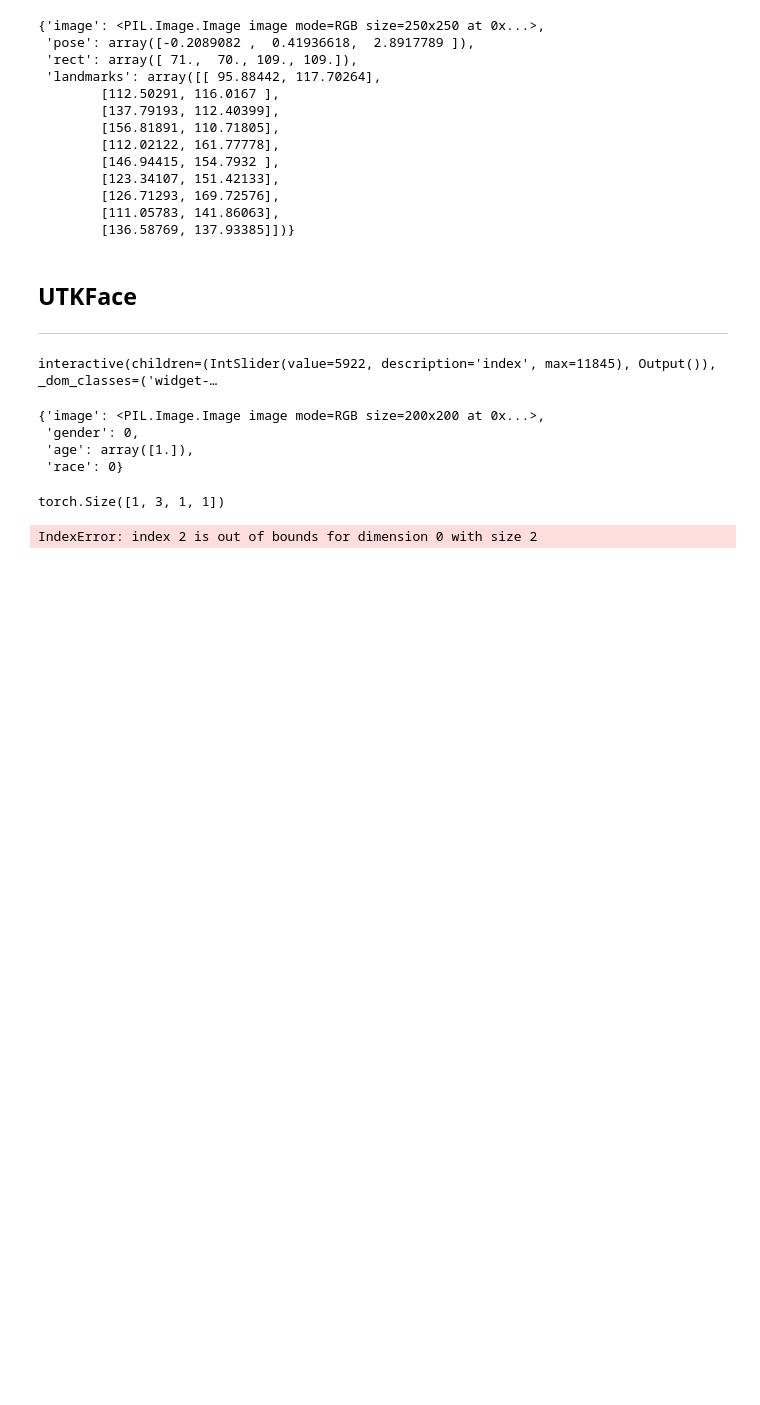
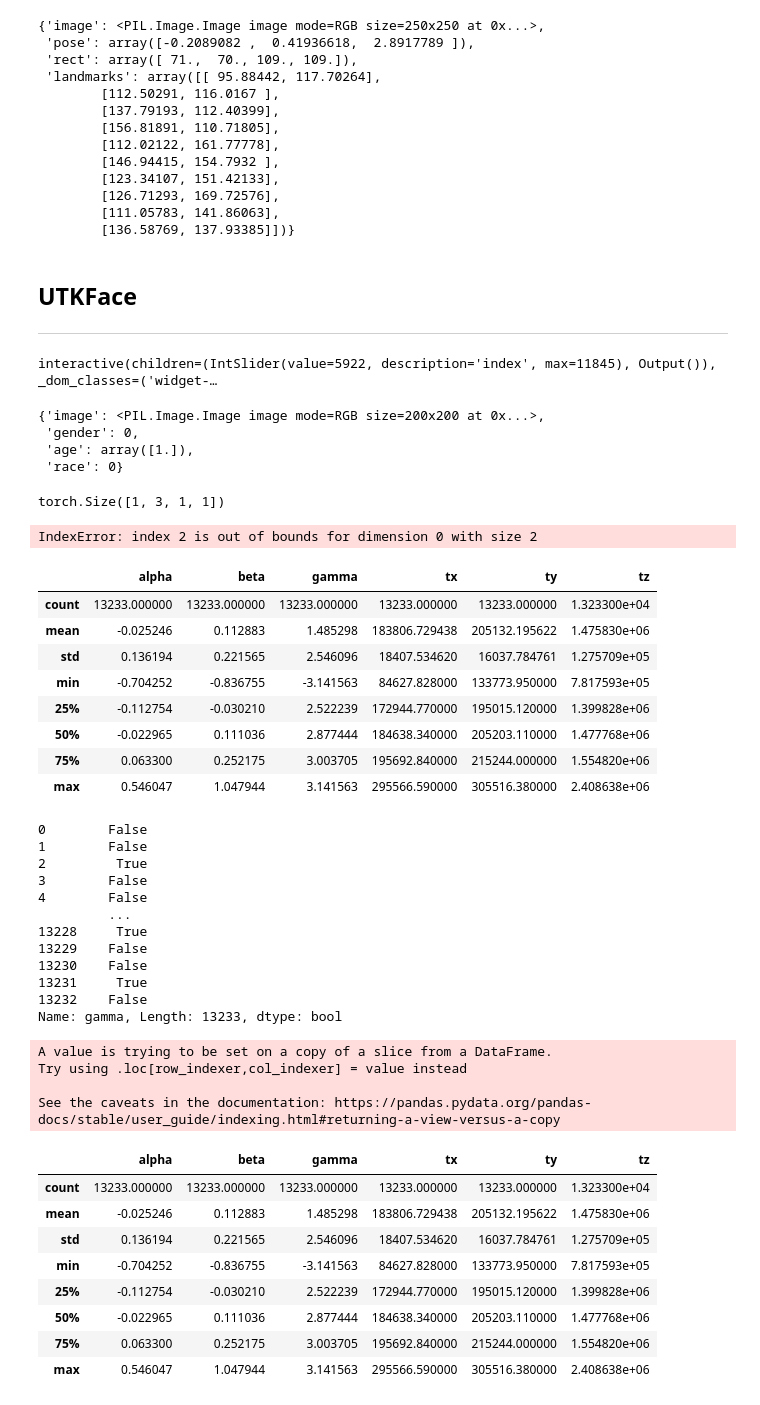
Before and after one commit to brunorafael223/ml2021, a Jupyter notebook: datasets.ipynb, the cells around one changed output. Drawn from its saved outputs; the diff is of its cells as text; code cells hidden in the pictures; blank space fills up the shorter version.

```diff
--- a/datasets.ipynb
+++ b/datasets.ipynb
@@ -58,0 +62,59 @@ IndexError: index 2 is out of bounds for dimension 0 with size 2
+# %%
+import pandas as pd
+
+def read_pose_file(filepath):
+    with open(filepath,'r') as f:
+        data = f.readlines()
+    data_list = []
+    for d in data:
+        line = d.replace("\n","").split("  ")[1:]
+        data_list.append(list(map(float,line)))
+    return data_list
+
+data_list = read_pose_file(filepath)
+df = pd.DataFrame(data_list)
+df.columns = ["alpha","beta","gamma","tx","ty","tz"]
+display(df.describe())
+# df.beta.hist()
+# df.values[:,2].max()
+import numpy as np
+
+lg = df.gamma < 0
+print(lg)
+df["gamma"] = df["gamma"] + lg*(2*np.pi)
+display(df.describe())
+# %% [output]
+|  | alpha | beta | gamma | tx | ty | tz |
+| count | 13233.000000 | 13233.000000 | 13233.000000 | 13233.000000 | 13233.000000 | 1.323300e+04 |
+| mean | -0.025246 | 0.112883 | 1.485298 | 183806.729438 | 205132.195622 | 1.475830e+06 |
+| std | 0.136194 | 0.221565 | 2.546096 | 18407.534620 | 16037.784761 | 1.275709e+05 |
+| min | -0.704252 | -0.836755 | -3.141563 | 84627.828000 | 133773.950000 | 7.817593e+05 |
+| 25% | -0.112754 | -0.030210 | 2.522239 | 172944.770000 | 195015.120000 | 1.399828e+06 |
+| 50% | -0.022965 | 0.111036 | 2.877444 | 184638.340000 | 205203.110000 | 1.477768e+06 |
+| 75% | 0.063300 | 0.252175 | 3.003705 | 195692.840000 | 215244.000000 | 1.554820e+06 |
+| max | 0.546047 | 1.047944 | 3.141563 | 295566.590000 | 305516.380000 | 2.408638e+06 |
+0        False
+1        False
+2         True
+3        False
+4        False
+         ...
+13228     True
+13229    False
+13230    False
+13231     True
+13232    False
+Name: gamma, Length: 13233, dtype: bool
+A value is trying to be set on a copy of a slice from a DataFrame.
+Try using .loc[row_indexer,col_indexer] = value instead
+
+See the caveats in the documentation: https://pandas.pydata.org/pandas-docs/stable/user_guide/indexing.html#returning-a-view-versus-a-copy
+|  | alpha | beta | gamma | tx | ty | tz |
+| count | 13233.000000 | 13233.000000 | 13233.000000 | 13233.000000 | 13233.000000 | 1.323300e+04 |
+| mean | -0.025246 | 0.112883 | 1.485298 | 183806.729438 | 205132.195622 | 1.475830e+06 |
+| std | 0.136194 | 0.221565 | 2.546096 | 18407.534620 | 16037.784761 | 1.275709e+05 |
+| min | -0.704252 | -0.836755 | -3.141563 | 84627.828000 | 133773.950000 | 7.817593e+05 |
+| 25% | -0.112754 | -0.030210 | 2.522239 | 172944.770000 | 195015.120000 | 1.399828e+06 |
+| 50% | -0.022965 | 0.111036 | 2.877444 | 184638.340000 | 205203.110000 | 1.477768e+06 |
+| 75% | 0.063300 | 0.252175 | 3.003705 | 195692.840000 | 215244.000000 | 1.554820e+06 |
+| max | 0.546047 | 1.047944 | 3.141563 | 295566.590000 | 305516.380000 | 2.408638e+06 |
```
Also changed, not shown: parts of 2 cells of this notebook, 4 other files.
